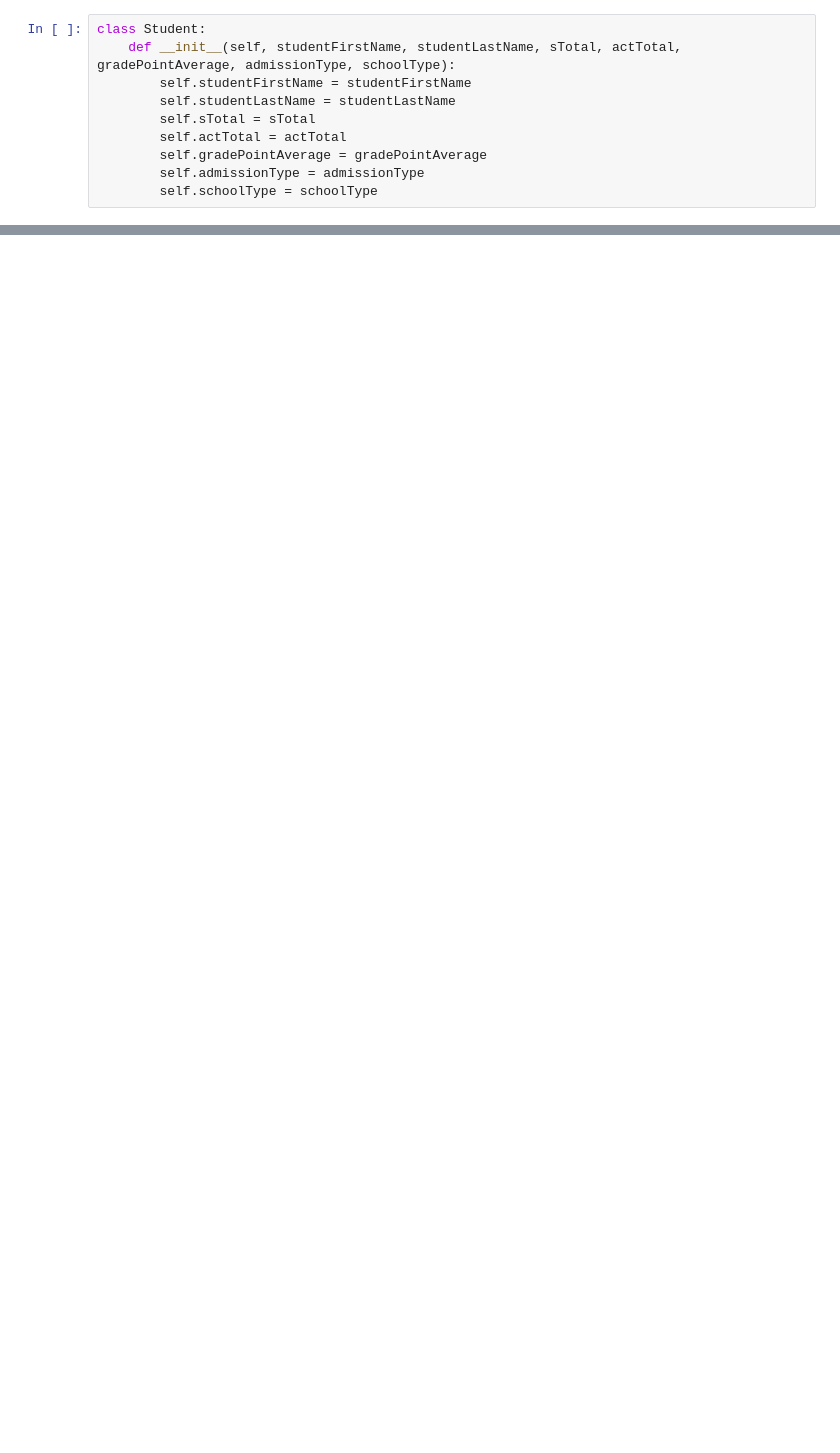
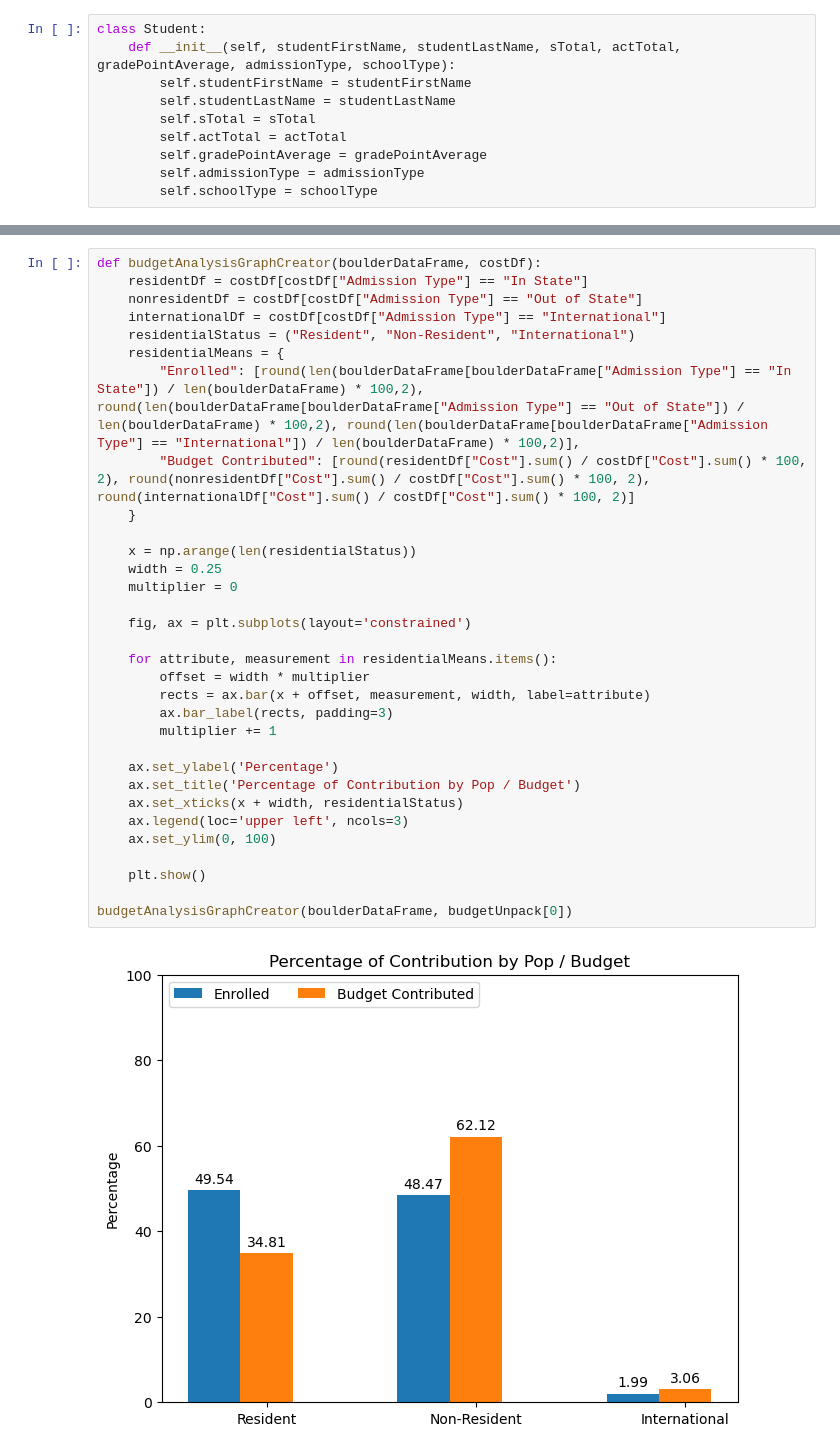
Before and after one commit to swsieron/BAIM3220, a Jupyter notebook: Midterm Project Files/CollegeAdmissionsAnalysisProject.ipynb, the cells around one changed output, grey strips where cells are left out. Saved outputs shown, nothing was run; the diff lists cells and outputs as text; blank space fills up the shorter version.

```diff
--- a/Midterm Project Files/CollegeAdmissionsAnalysisProject.ipynb
+++ b/Midterm Project Files/CollegeAdmissionsAnalysisProject.ipynb
@@ -263,0 +408,34 @@ main()
+# %%
+def budgetAnalysisGraphCreator(boulderDataFrame, costDf):
+    residentDf = costDf[costDf["Admission Type"] == "In State"]
+    nonresidentDf = costDf[costDf["Admission Type"] == "Out of State"]
+    internationalDf = costDf[costDf["Admission Type"] == "International"]
+    residentialStatus = ("Resident", "Non-Resident", "International")
+    residentialMeans = {
+        "Enrolled": [round(len(boulderDataFrame[boulderDataFrame["Admission Type"] == "In State"]) / len(boulderDataFrame) * 100,2), round(len(boulderDataFrame[boulderDataFrame["Admission Type"] == "Out of State"]) / len(boulderDataFrame) * 100,2), round(len(boulderDataFrame[boulderDataFrame["Admission Type"] == "International"]) / len(boulderDataFrame) * 100,2)],
+        "Budget Contributed": [round(residentDf["Cost"].sum() / costDf["Cost"].sum() * 100, 2), round(nonresidentDf["Cost"].sum() / costDf["Cost"].sum() * 100, 2), round(internationalDf["Cost"].sum() / costDf["Cost"].sum() * 100, 2)]
+    }
+
+    x = np.arange(len(residentialStatus))
+    width = 0.25
+    multiplier = 0
+
+    fig, ax = plt.subplots(layout='constrained')
+
+    for attribute, measurement in residentialMeans.items():
+        offset = width * multiplier
+        rects = ax.bar(x + offset, measurement, width, label=attribute)
+        ax.bar_label(rects, padding=3)
+        multiplier += 1
+
+    ax.set_ylabel('Percentage')
+    ax.set_title('Percentage of Contribution by Pop / Budget')
+    ax.set_xticks(x + width, residentialStatus)
+    ax.legend(loc='upper left', ncols=3)
+    ax.set_ylim(0, 100)
+
+    plt.show()
+
+budgetAnalysisGraphCreator(boulderDataFrame, budgetUnpack[0])
+# %% [output]
+[figure, added]
```
Also changed, not shown: parts of 29 cells of this notebook.
